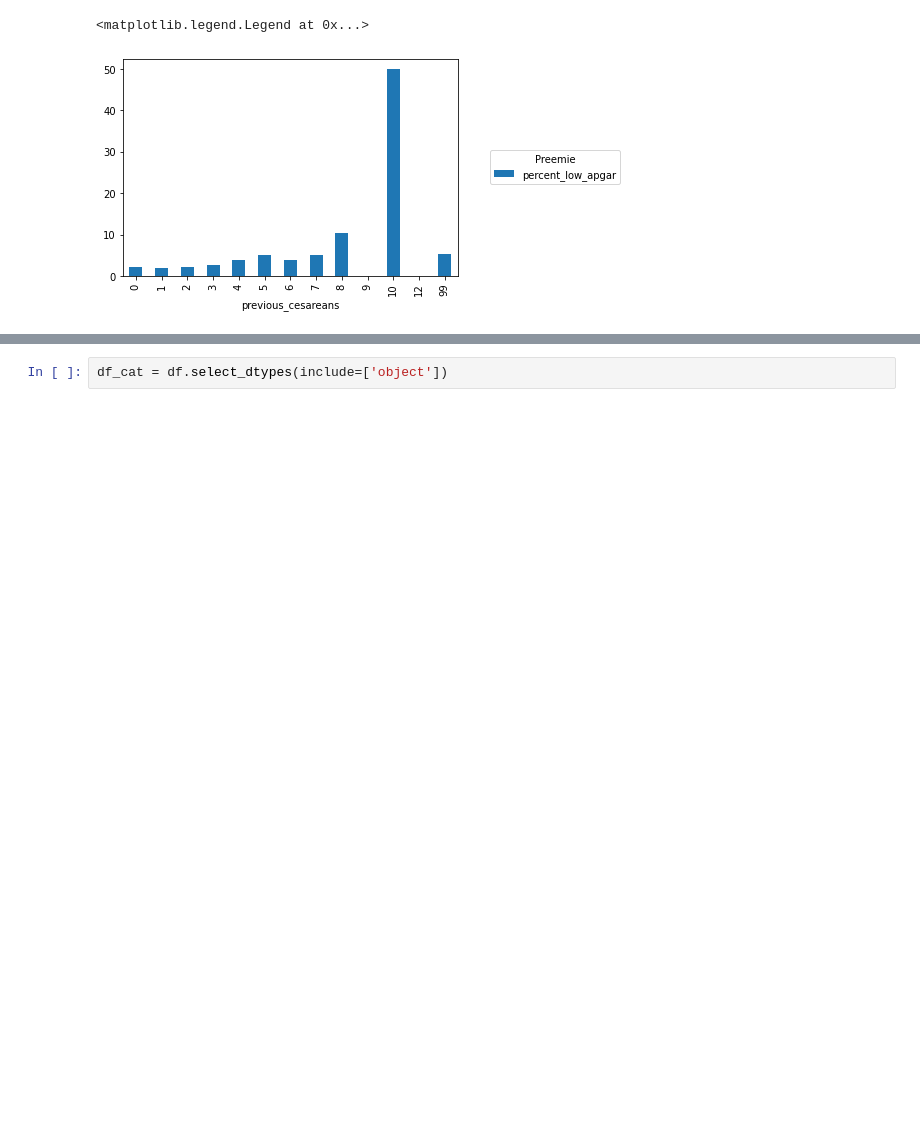
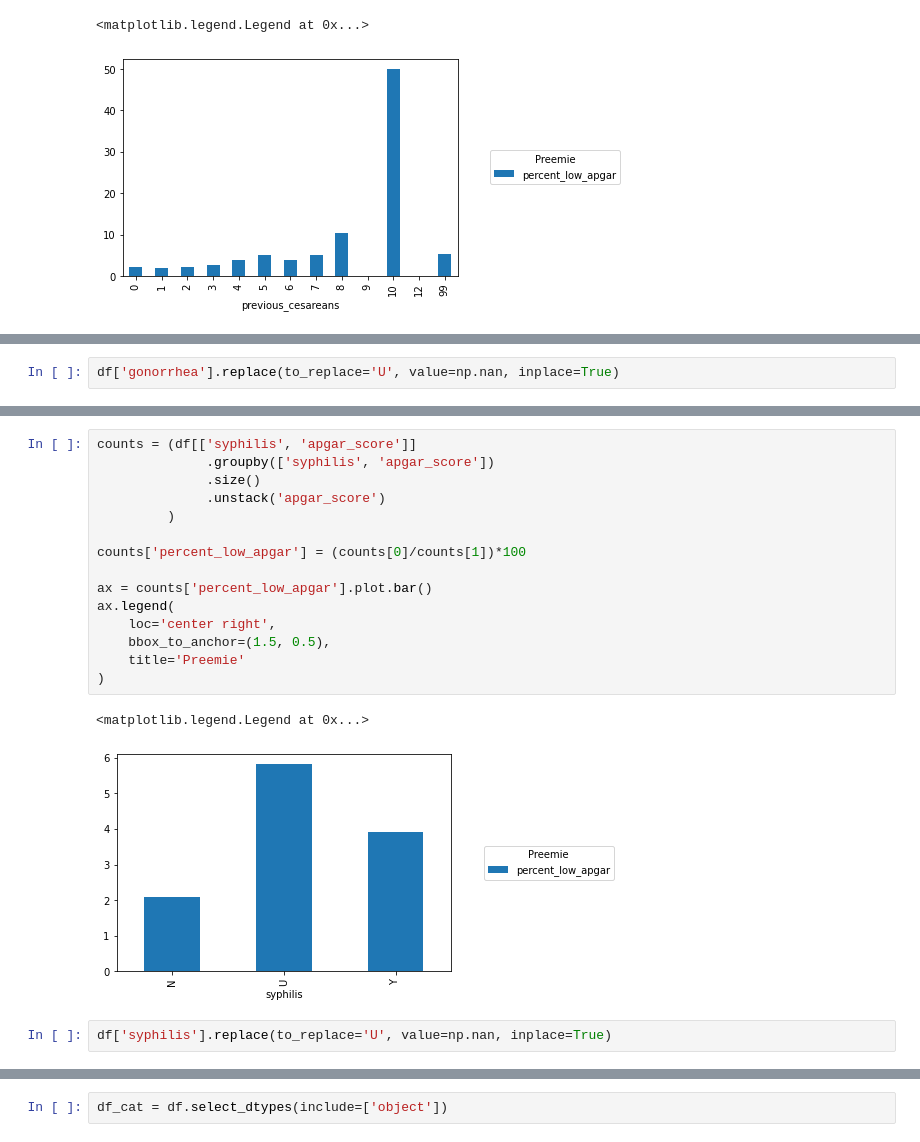
Before and after one commit to Patrick-Arnold/Capstone_Project, a Jupyter notebook: Capstone.ipynb, the cells around one changed output, grey strips where cells are left out. Saved outputs shown, nothing was run; the diff lists cells and outputs as text; blank space fills up the shorter version.

```diff
--- a/Capstone.ipynb
+++ b/Capstone.ipynb
@@ -1134,0 +1141,2 @@ ax.legend(
+# %%
+df['gonorrhea'].replace(to_replace='U', value=np.nan, inplace=True)
@@ -1134,0 +1150,20 @@ ax.legend(
+# %%
+counts = (df[['syphilis', 'apgar_score']]
+              .groupby(['syphilis', 'apgar_score'])
+              .size()
+              .unstack('apgar_score')
+         )
+
+counts['percent_low_apgar'] = (counts[0]/counts[1])*100
+
+ax = counts['percent_low_apgar'].plot.bar()
+ax.legend(
+    loc='center right',
+    bbox_to_anchor=(1.5, 0.5),
+    title='Preemie'
+)
+# %% [output]
+<matplotlib.legend.Legend at 0x...>
+[figure, added]
+# %%
+df['syphilis'].replace(to_replace='U', value=np.nan, inplace=True)
```
Also changed, not shown: parts of 52 cells of this notebook, 1 other file.
